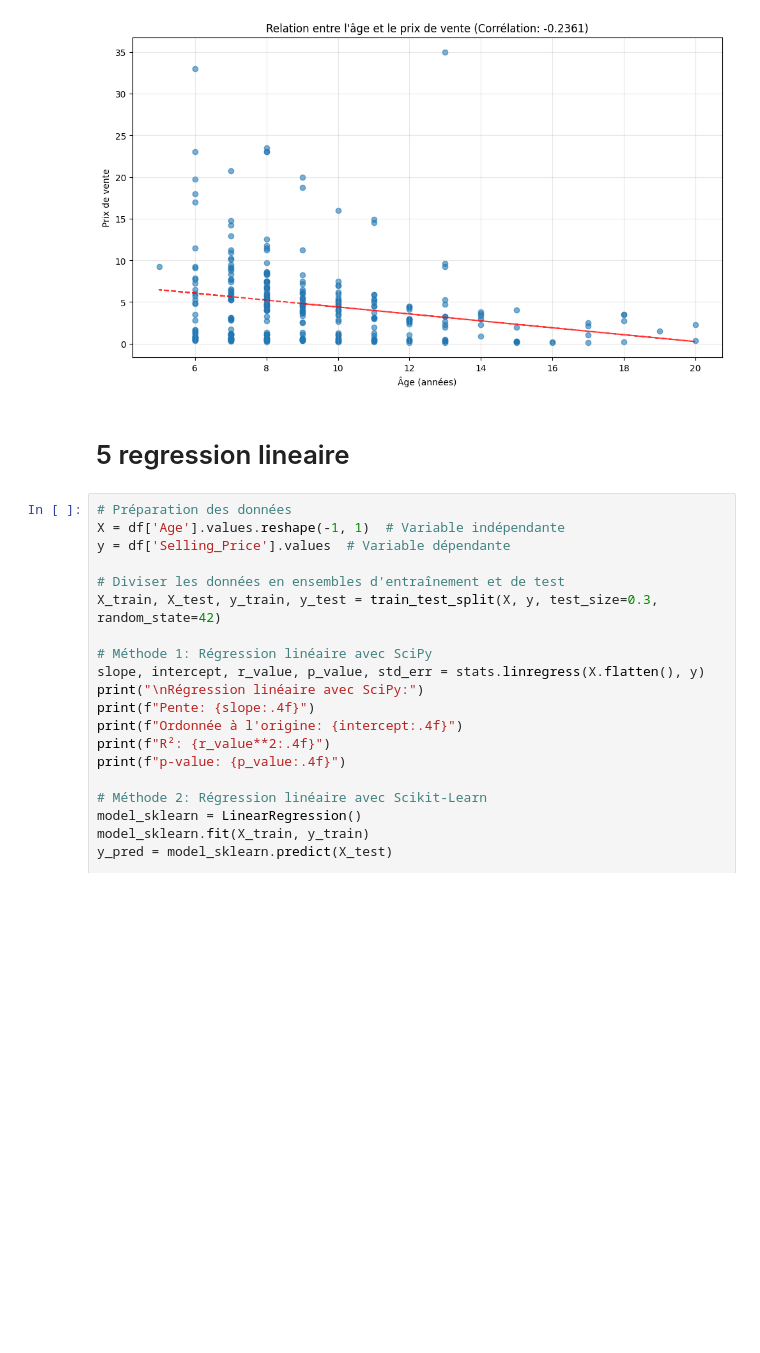
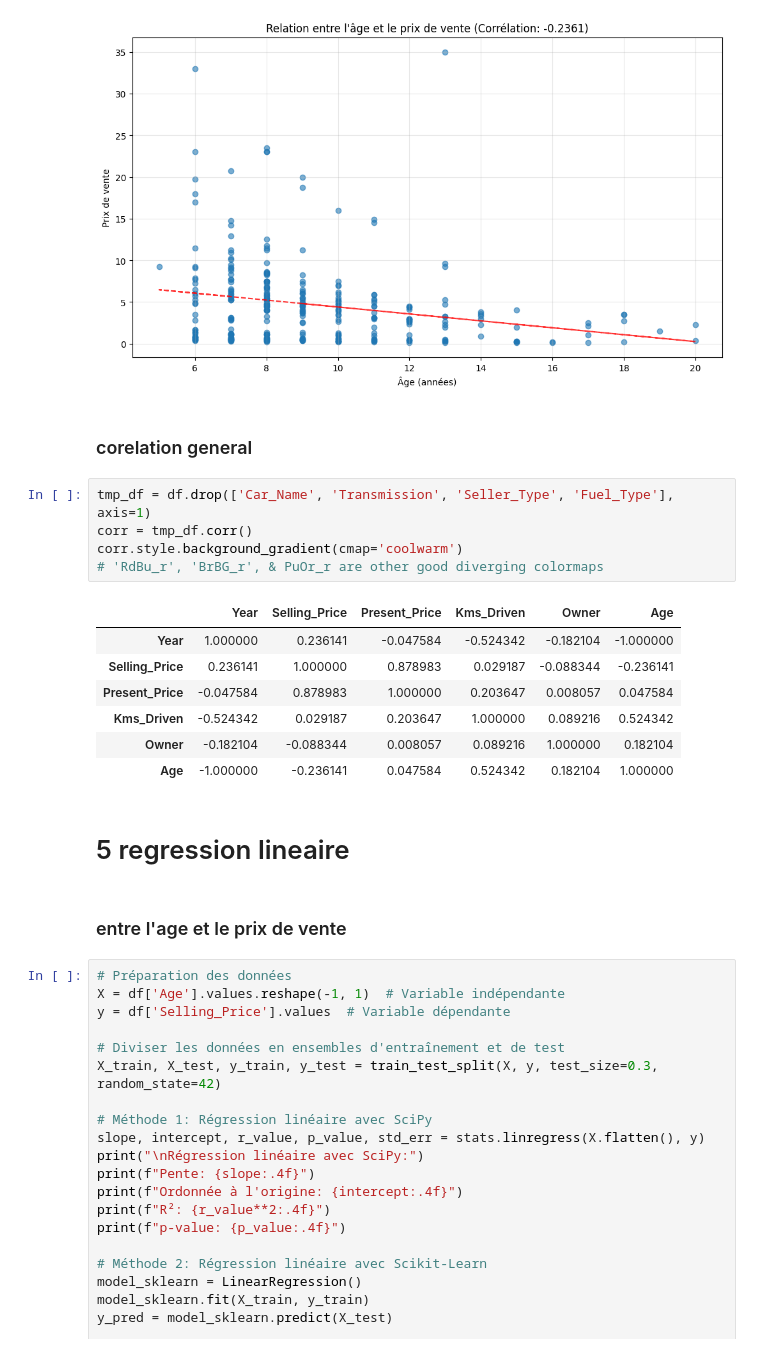
Before and after one commit to ali-bousrira/new-car, a Jupyter notebook: cars_df.ipynb, the cells around one changed output. Cells and saved outputs as stored; diff of their text form; blank space fills up the shorter version.

```diff
--- a/cars_df.ipynb
+++ b/cars_df.ipynb
@@ -145,8 +145,25 @@ plt.show()
 # %% [output]
 Corrélation entre l'âge et le prix de vente: -0.2361
 [figure]
+# %% [markdown]
+### corelation general
+# %%
+tmp_df = df.drop(['Car_Name', 'Transmission', 'Seller_Type', 'Fuel_Type'], axis=1)
+corr = tmp_df.corr()
+corr.style.background_gradient(cmap='coolwarm')
+# 'RdBu_r', 'BrBG_r', & PuOr_r are other good diverging colormaps
+# %% [output]
+|  | Year | Selling_Price | Present_Price | Kms_Driven | Owner | Age |
+| Year | 1.000000 | 0.236141 | -0.047584 | -0.524342 | -0.182104 | -1.000000 |
+| Selling_Price | 0.236141 | 1.000000 | 0.878983 | 0.029187 | -0.088344 | -0.236141 |
+| Present_Price | -0.047584 | 0.878983 | 1.000000 | 0.203647 | 0.008057 | 0.047584 |
+| Kms_Driven | -0.524342 | 0.029187 | 0.203647 | 1.000000 | 0.089216 | 0.524342 |
+| Owner | -0.182104 | -0.088344 | 0.008057 | 0.089216 | 1.000000 | 0.182104 |
+| Age | -1.000000 | -0.236141 | 0.047584 | 0.524342 | 0.182104 | 1.000000 |
 # %% [markdown]
 # 5 regression lineaire
+# %% [markdown]
+### entre l'age et le prix de vente
 # %%
 # Préparation des données
 X = df['Age'].values.reshape(-1, 1)  # Variable indépendante
```
Also changed, not shown: parts of 2 cells of this notebook.
